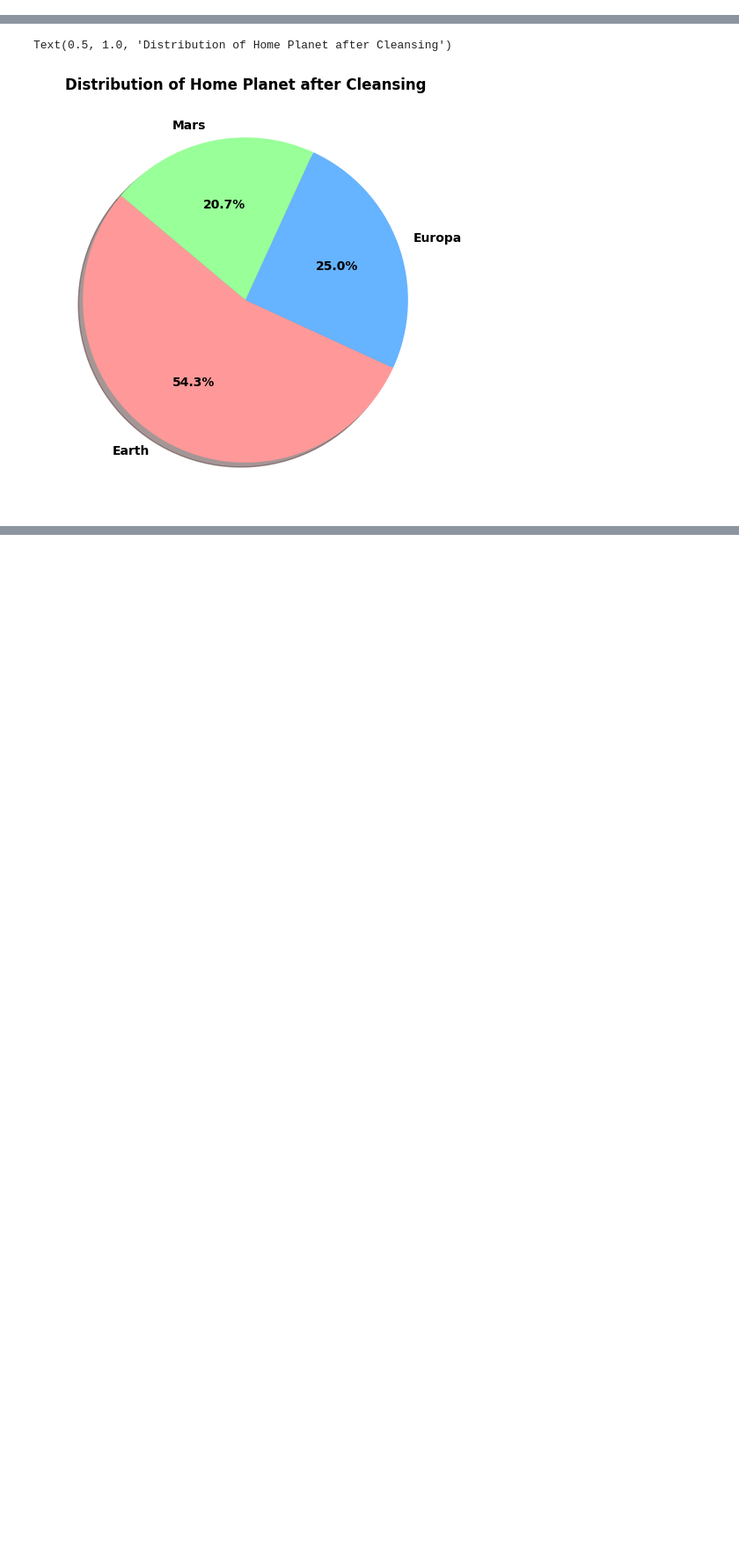
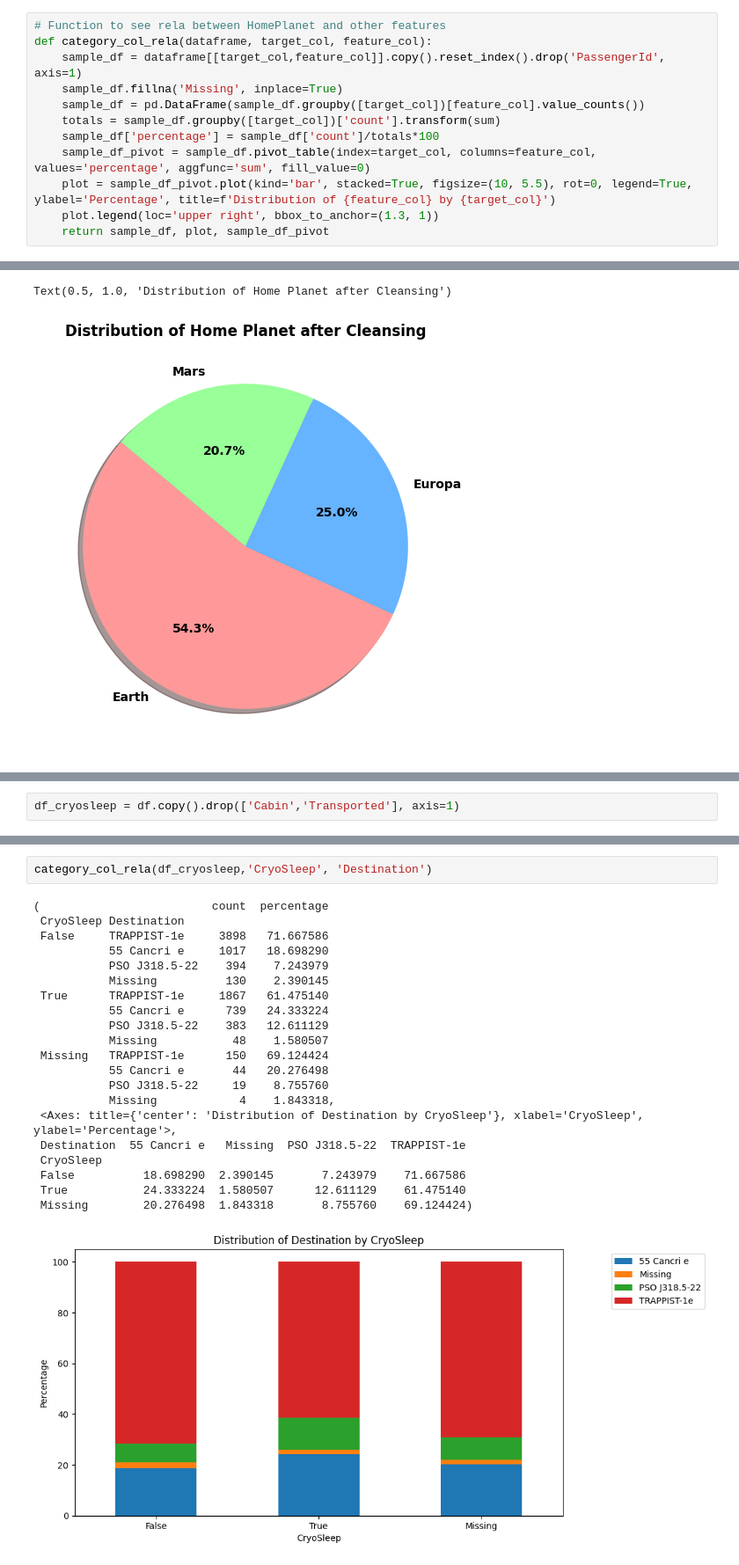
Before and after one commit to ezishr/spaceship-titanic, a Jupyter notebook: eda.ipynb, the cells around one changed output, grey strips where cells are left out. Shown: that part at 88% size. Cells and saved outputs as stored; diff of their text form; blank space fills up the shorter version.

```diff
--- a/eda.ipynb
+++ b/eda.ipynb
@@ -224,3 +220,15 @@ NameError: name 'df' is not defined
+# %%
+# Function to see rela between HomePlanet and other features
+def category_col_rela(dataframe, target_col, feature_col):
+    sample_df = dataframe[[target_col,feature_col]].copy().reset_index().drop('PassengerId', axis=1)
+    sample_df.fillna('Missing', inplace=True)
+    sample_df = pd.DataFrame(sample_df.groupby([target_col])[feature_col].value_counts())
+    totals = sample_df.groupby([target_col])['count'].transform(sum)
+    sample_df['percentage'] = sample_df['count']/totals*100
+    sample_df_pivot = sample_df.pivot_table(index=target_col, columns=feature_col, values='percentage', aggfunc='sum', fill_value=0)
+    plot = sample_df_pivot.plot(kind='bar', stacked=True, figsize=(10, 5.5), rot=0, legend=True, ylabel='Percentage', title=f'Distribution of {feature_col} by {target_col}')
+    plot.legend(loc='upper right', bbox_to_anchor=(1.3, 1))
+    return sample_df, plot, sample_df_pivot
 # %% [markdown]
 ## Clean HomePlanet
 # %% [markdown]
@@ -426,0 +444,2 @@ Text(0.5, 1.0, 'Distribution of Home Planet after Cleansing')
+# %%
+df_cryosleep = df.copy().drop(['Cabin','Transported'], axis=1)
@@ -426,0 +471,24 @@ Text(0.5, 1.0, 'Distribution of Home Planet after Cleansing')
+# %%
+category_col_rela(df_cryosleep,'CryoSleep', 'Destination')
+# %% [output]
+(                         count  percentage
+ CryoSleep Destination
+ False     TRAPPIST-1e     3898   71.667586
+           55 Cancri e     1017   18.698290
+           PSO J318.5-22    394    7.243979
+           Missing          130    2.390145
+ True      TRAPPIST-1e     1867   61.475140
+           55 Cancri e      739   24.333224
+           PSO J318.5-22    383   12.611129
+           Missing           48    1.580507
+ Missing   TRAPPIST-1e      150   69.124424
+           55 Cancri e       44   20.276498
+           PSO J318.5-22     19    8.755760
+           Missing            4    1.843318,
+ <Axes: title={'center': 'Distribution of Destination by CryoSleep'}, xlabel='CryoSleep', ylabel='Percentage'>,
+ Destination  55 Cancri e   Missing  PSO J318.5-22  TRAPPIST-1e
+ CryoSleep
+ False          18.698290  2.390145       7.243979    71.667586
+ True           24.333224  1.580507      12.611129    61.475140
+ Missing        20.276498  1.843318       8.755760    69.124424)
+[figure, added]
```
Also changed, not shown: parts of 16 cells of this notebook.
